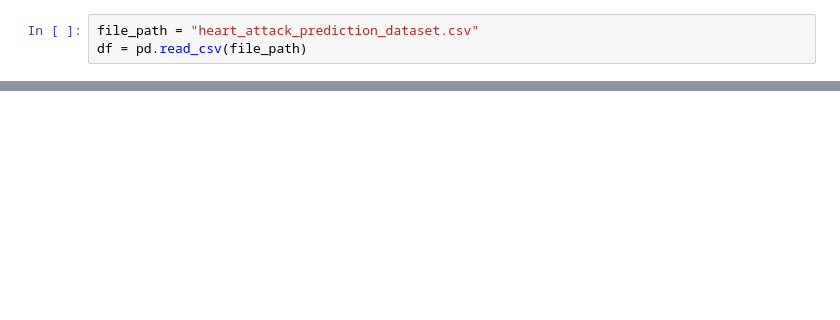
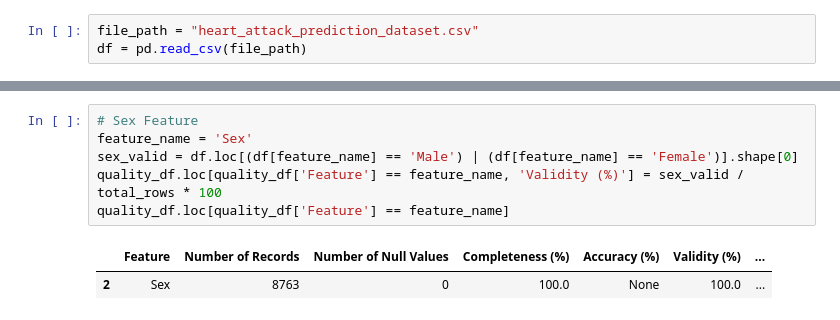
Before and after one commit to Pouria-Nazemi/DataMining, a Jupyter notebook: phase2.ipynb, the cells around one changed output, grey strips where cells are left out. Saved outputs shown, nothing was run; the diff lists cells and outputs as text; blank space fills up the shorter version.

```diff
--- a/phase2.ipynb
+++ b/phase2.ipynb
@@ -141,0 +86,9 @@ Remember that data quality is an ongoing process, and regular monitoring and imp
+# %%
+# Sex Feature
+feature_name = 'Sex'
+sex_valid = df.loc[(df[feature_name] == 'Male') | (df[feature_name] == 'Female')].shape[0]
+quality_df.loc[quality_df['Feature'] == feature_name, 'Validity (%)'] = sex_valid / total_rows * 100
+quality_df.loc[quality_df['Feature'] == feature_name]
+# %% [output]
+|  | Feature | Number of Records | Number of Null Values | Completeness (%) | Accuracy (%) | Validity (%) | ... |
+| 2 | Sex | 8763 | 0 | 100.0 | None | 100.0 | ... |
```
Also changed, not shown: parts of 34 cells of this notebook.
